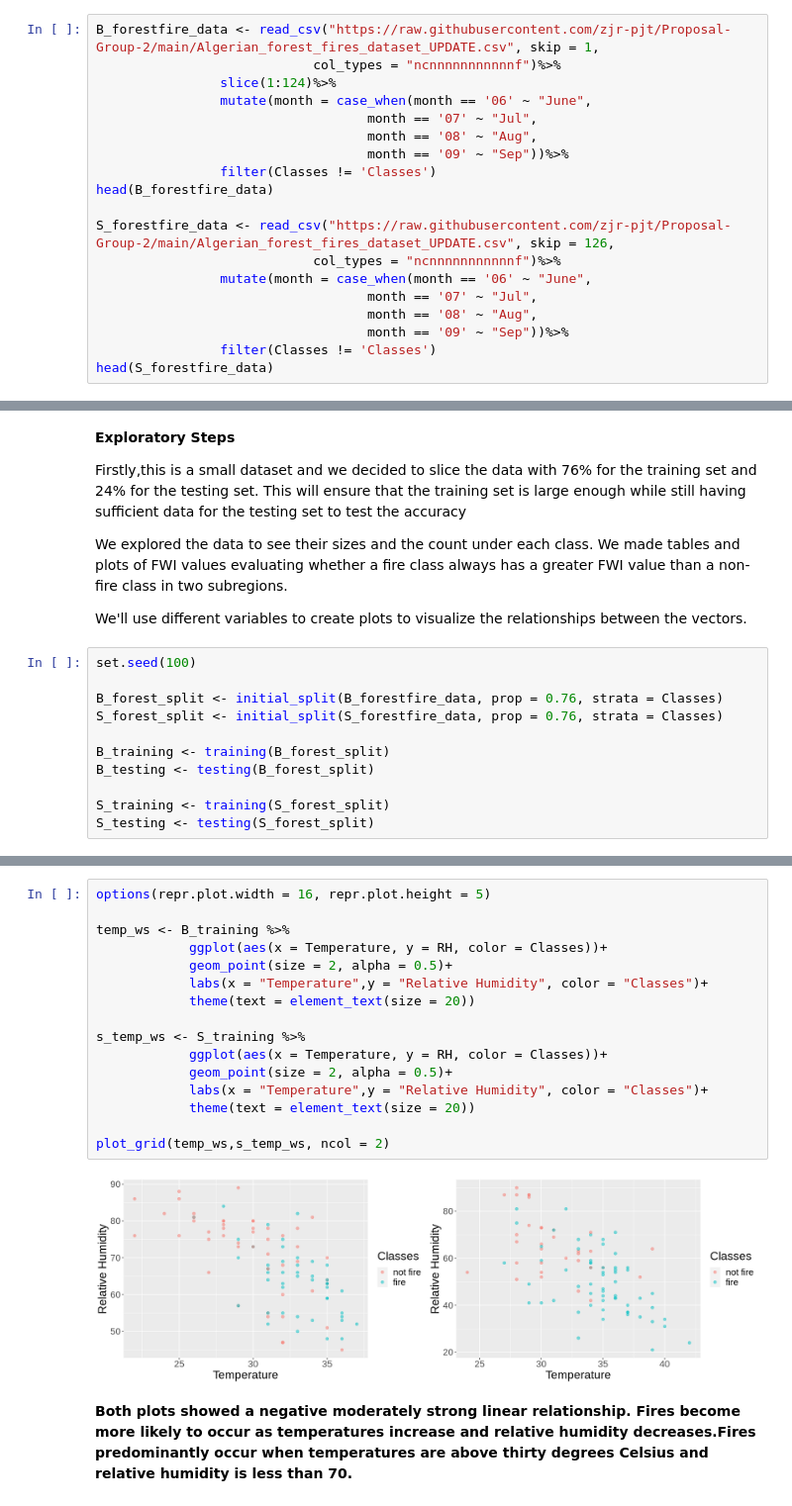
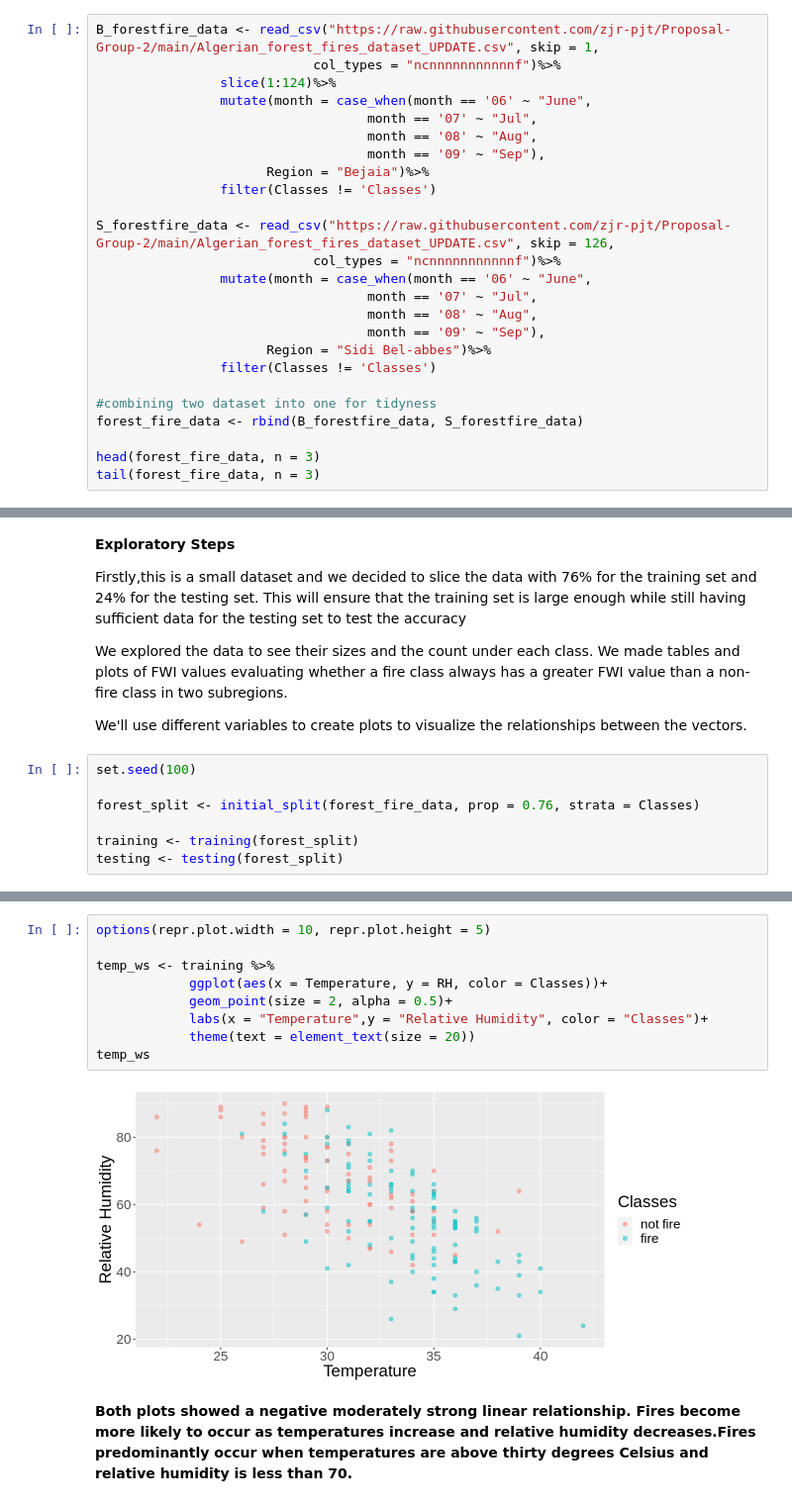
Before and after one commit to zjr-mds/Forest-Fire-Prediction, a Jupyter notebook: Proposal_Group2.ipynb, the cells around one changed output, grey strips where cells are left out. Shown at 99% size. Drawn from its saved outputs; the diff is of its cells as text.

Commit message:
rbind two dataset for tidyness purpose
Text edition needed(for all precious cells), more explanation needed for model and prediction steps

```diff
--- a/Proposal_Group2.ipynb
+++ b/Proposal_Group2.ipynb
@@ -27,18 +27,24 @@ B_forestfire_data <- read_csv("https://raw.githubusercontent.com/zjr-pjt/Proposa
                 mutate(month = case_when(month == '06' ~ "June",
                                    month == '07' ~ "Jul",
                                    month == '08' ~ "Aug",
-                                   month == '09' ~ "Sep"))%>%
+                                   month == '09' ~ "Sep"),
+                      Region = "Bejaia")%>%
                 filter(Classes != 'Classes')
-head(B_forestfire_data)
 
 S_forestfire_data <- read_csv("https://raw.githubusercontent.com/zjr-pjt/Proposal-Group-2/main/Algerian_forest_fires_dataset_UPDATE.csv", skip = 126,
                             col_types = "ncnnnnnnnnnnnf")%>%
                 mutate(month = case_when(month == '06' ~ "June",
                                    month == '07' ~ "Jul",
                                    month == '08' ~ "Aug",
-                                   month == '09' ~ "Sep"))%>%
+                                   month == '09' ~ "Sep"),
+                      Region = "Sidi Bel-abbes")%>%
                 filter(Classes != 'Classes')
-head(S_forestfire_data)
+
+#combining two dataset into one for tidyness
+forest_fire_data <- rbind(B_forestfire_data, S_forestfire_data)
+
+head(forest_fire_data, n = 3)
+tail(forest_fire_data, n = 3)
 # %% [output]
 Warning message:
 “16 parsing failures.
@@ -93,13 +93,9 @@ We'll use different variables to create plots to visualize the relationships bet
 # %%
 set.seed(100)
 
-B_forest_split <- initial_split(B_forestfire_data, prop = 0.76, strata = Classes)
-S_forest_split <- initial_split(S_forestfire_data, prop = 0.76, strata = Classes)
+forest_split <- initial_split(forest_fire_data, prop = 0.76, strata = Classes)
 
-B_training <- training(B_forest_split)
-B_testing <- testing(B_forest_split)
-
-S_training <- training(S_forest_split)
-S_testing <- testing(S_forest_split)
+training <- training(forest_split)
+testing <- testing(forest_split)
 # %%
 
@@ -140,20 +120,13 @@ plot_grid(S_FWI_plot,B_FWI_plot, ncol = 2)
 # %%
-options(repr.plot.width = 16, repr.plot.height = 5)
+options(repr.plot.width = 10, repr.plot.height = 5)
 
-temp_ws <- B_training %>%
+temp_ws <- training %>%
             ggplot(aes(x = Temperature, y = RH, color = Classes))+
             geom_point(size = 2, alpha = 0.5)+
             labs(x = "Temperature",y = "Relative Humidity", color = "Classes")+
             theme(text = element_text(size = 20))
-
-s_temp_ws <- S_training %>%
-            ggplot(aes(x = Temperature, y = RH, color = Classes))+
-            geom_point(size = 2, alpha = 0.5)+
-            labs(x = "Temperature",y = "Relative Humidity", color = "Classes")+
-            theme(text = element_text(size = 20))
-
-plot_grid(temp_ws,s_temp_ws, ncol = 2)
+temp_ws
 # %% [output]
-[figure, old version]
+[figure, new version]
 # %% [markdown]
 **Both plots showed a negative moderately strong linear relationship. Fires become more likely to occur as temperatures increase and relative humidity decreases.Fires predominantly occur when temperatures are above thirty degrees Celsius and relative humidity is less than 70.**
```
Also changed, not shown: parts of 23 cells of this notebook.
